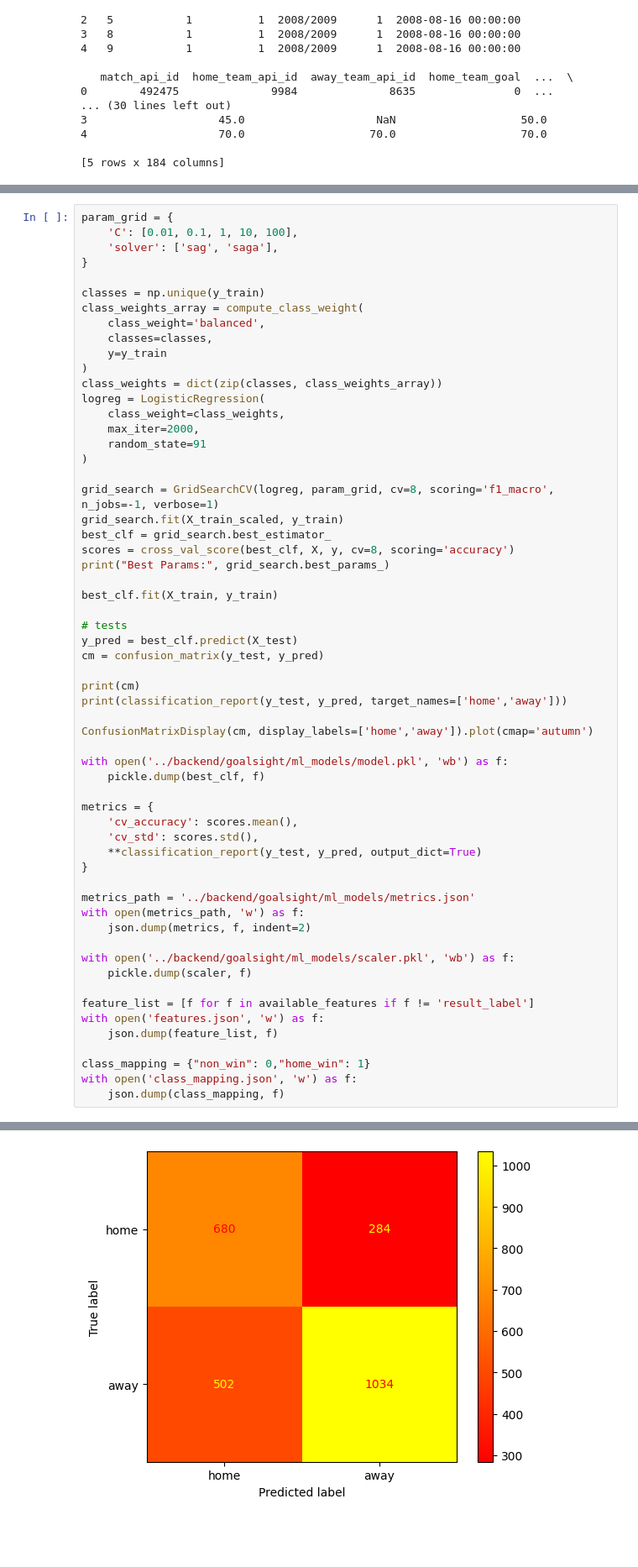
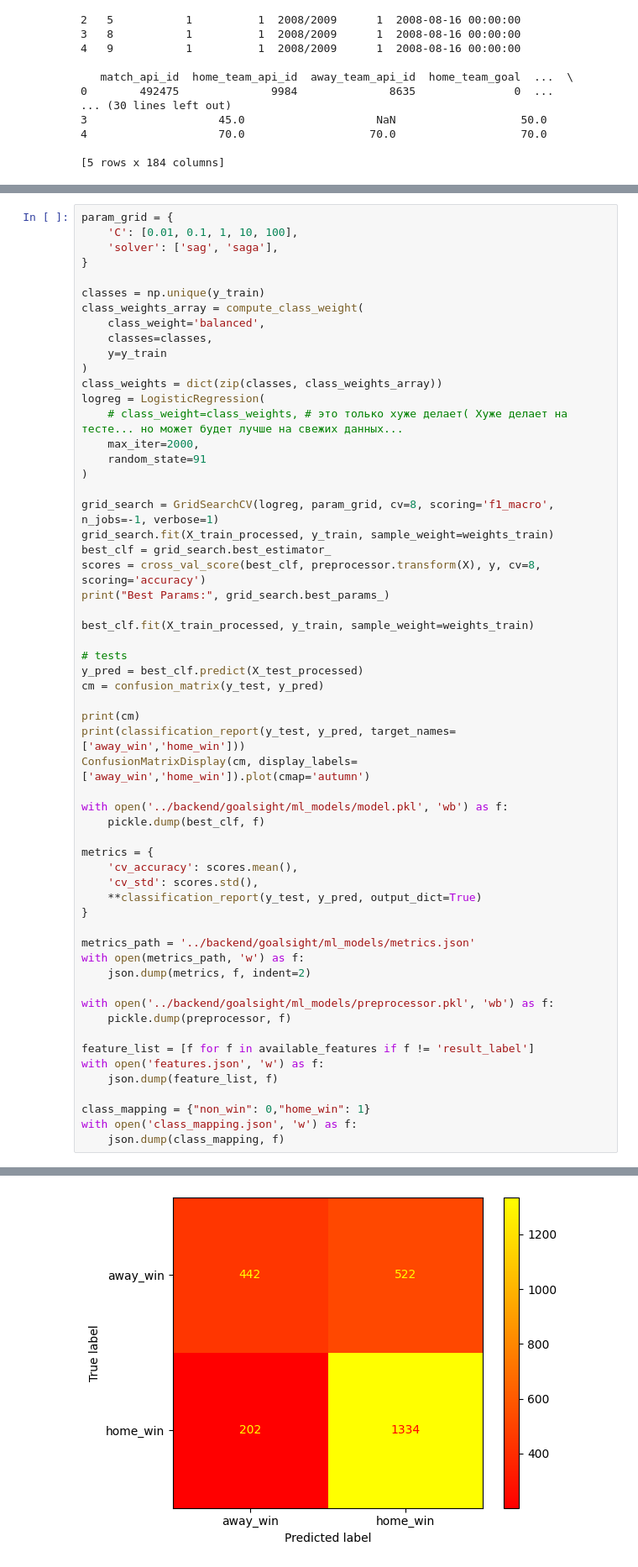
Before and after one commit to IU-Capstone-Project-2025/GoalSight, a Jupyter notebook: notebooks/ML_part_data.ipynb, the cells around one changed output, grey strips where cells are left out. Shown: that part at 84% size. Cells and saved outputs as stored; diff of their text form; blank space fills up the shorter version.

Commit message:
PCA, time weights, MLP prototype

```diff
--- a/notebooks/ML_part_data.ipynb
+++ b/notebooks/ML_part_data.ipynb
@@ -481,27 +508,26 @@ class_weights_array = compute_class_weight(
 )
 class_weights = dict(zip(classes, class_weights_array))
 logreg = LogisticRegression(
-    class_weight=class_weights,
+    # class_weight=class_weights, # это только хуже делает( Хуже делает на тесте... но может будет лучше на свежих данных...
     max_iter=2000,
     random_state=91
 )
 
 grid_search = GridSearchCV(logreg, param_grid, cv=8, scoring='f1_macro', n_jobs=-1, verbose=1)
-grid_search.fit(X_train_scaled, y_train)
+grid_search.fit(X_train_processed, y_train, sample_weight=weights_train)
 best_clf = grid_search.best_estimator_
-scores = cross_val_score(best_clf, X, y, cv=8, scoring='accuracy')
+scores = cross_val_score(best_clf, preprocessor.transform(X), y, cv=8, scoring='accuracy')
 print("Best Params:", grid_search.best_params_)
 
-best_clf.fit(X_train, y_train)
+best_clf.fit(X_train_processed, y_train, sample_weight=weights_train)
 
 # tests
-y_pred = best_clf.predict(X_test)
+y_pred = best_clf.predict(X_test_processed)
 cm = confusion_matrix(y_test, y_pred)
 
 print(cm)
-print(classification_report(y_test, y_pred, target_names=['home','away']))
-
-ConfusionMatrixDisplay(cm, display_labels=['home','away']).plot(cmap='autumn')
+print(classification_report(y_test, y_pred, target_names=['away_win','home_win']))
+ConfusionMatrixDisplay(cm, display_labels=['away_win','home_win']).plot(cmap='autumn')
 
 with open('../backend/goalsight/ml_models/model.pkl', 'wb') as f:
     pickle.dump(best_clf, f)
@@ -516,8 +542,8 @@ metrics_path = '../backend/goalsight/ml_models/metrics.json'
 with open(metrics_path, 'w') as f:
     json.dump(metrics, f, indent=2)
 
-with open('../backend/goalsight/ml_models/scaler.pkl', 'wb') as f:
-    pickle.dump(scaler, f)
+with open('../backend/goalsight/ml_models/preprocessor.pkl', 'wb') as f:
+    pickle.dump(preprocessor, f)
 
 feature_list = [f for f in available_features if f != 'result_label']
 with open('features.json', 'w') as f:
@@ -542 +568 @@ weighted avg       0.70      0.69      0.69      2500
-[figure, old version]
+[figure, new version]
```
Also changed, not shown: parts of 7 cells of this notebook, 7 other files.
